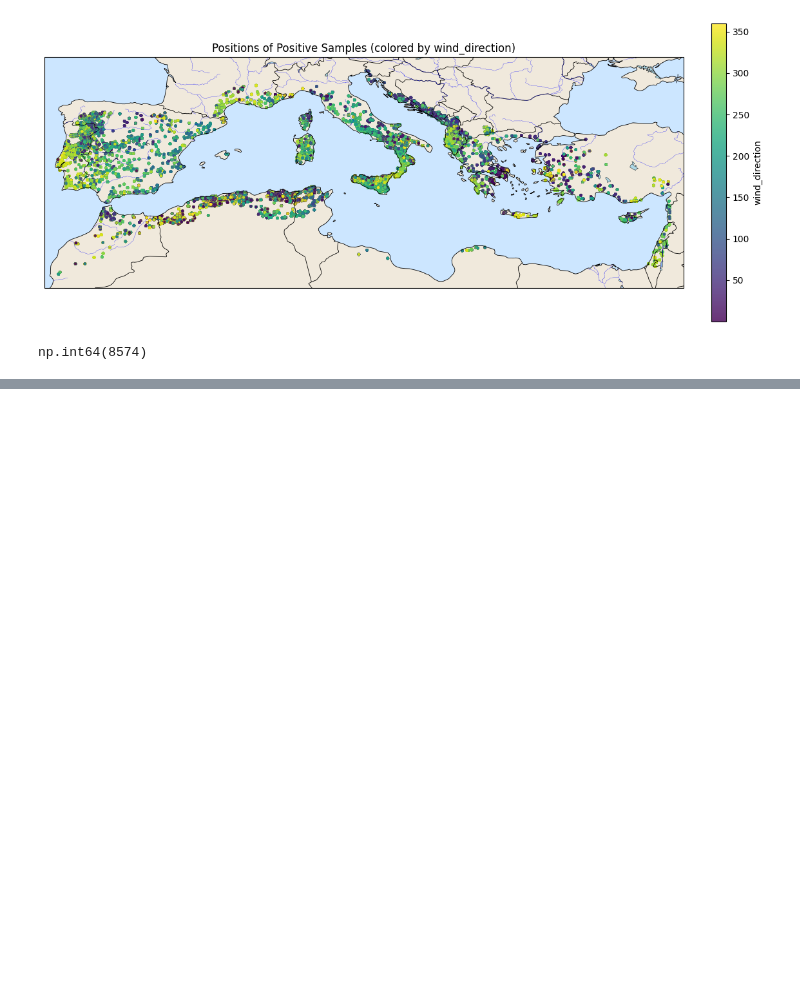
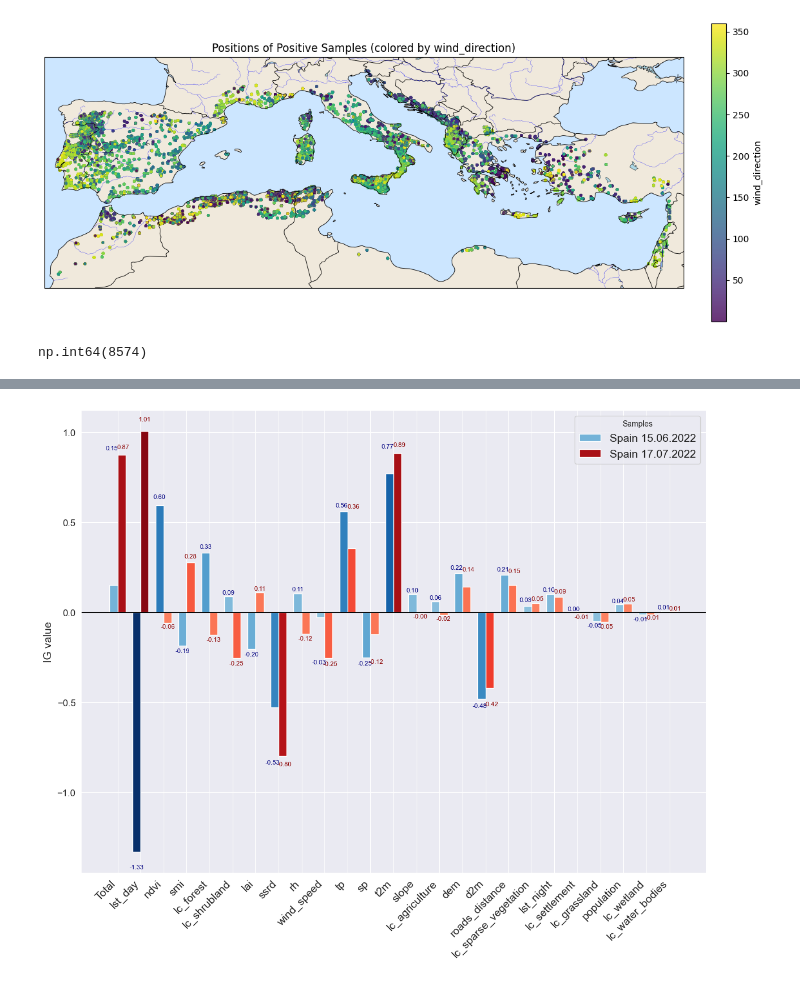
Before and after one commit to paulinebecker2002/mesogeos, a Jupyter notebook: outputs/big_fires.ipynb, the cells around one changed output, grey strips where cells are left out. Drawn from its saved outputs; the diff is of its cells as text; code cells hidden in the pictures; blank space fills up the shorter version.

```diff
--- a/outputs/big_fires.ipynb
+++ b/outputs/big_fires.ipynb
@@ -249,8 +250,15 @@ csv_path_2="/Users/I566184/bachelorarbeit_coding/mesogeos/csv/Case_Studies/shap_
 csv_path_1="/Users/I566184/bachelorarbeit_coding/mesogeos/csv/Case_Studies/shap_waterfall_grouped_Transformer_sample679.csv"
 csv_path_2="/Users/I566184/bachelorarbeit_coding/mesogeos/csv/Case_Studies/shap_waterfall_grouped_Transformer_sample1645.csv"
 
+ig_path_1 = "/Users/I566184/bachelorarbeit_coding/mesogeos/csv/Case_Studies/ig_waterfall_grouped_Transformer_sample679.csv"
+ig_path_2 = "/Users/I566184/bachelorarbeit_coding/mesogeos/csv/Case_Studies/ig_waterfall_grouped_Transformer_sample1645.csv"
+
 TP = pd.read_csv(csv_path_1)
 FN = pd.read_csv(csv_path_2)
+
+TP_ig = pd.read_csv(ig_path_1)
+FN_ig = pd.read_csv(ig_path_2)
+
 
 feature_groups = {
     "Fuel": [
@@ -336,0 +346,49 @@ plot_grouped_shap_comparison_sorted(grouped_FN, grouped_TP)
+# %%
+#csv data is created from waterfall method in plot_ig.py
+def plot_grouped_ig_comparison_sorted(df_1, df_2):
+
+    assert all(df_1['feature'] == df_2['feature']), "Features in den CSVs stimmen nicht überein."
+
+    abs_sum_1 = df_1['ig_value'].sum()
+    abs_sum_2 = df_2['ig_value'].sum()
+
+    df_1['diff'] = (df_1['ig_value'] - df_2['ig_value']).abs()
+    df_sorted = df_1.sort_values(by="diff", ascending=False).reset_index(drop=True) #.head(10)
+
+    features = ["Total"] + df_sorted['feature'].tolist()
+    shap_1 = [abs_sum_1] + df_1.set_index('feature').loc[df_sorted['feature'], 'ig_value'].tolist()
+    shap_2 = [abs_sum_2] + df_2.set_index('feature').loc[df_sorted['feature'], 'ig_value'].tolist()
+
+    x = np.arange(len(features))
+    width = 0.35
+
+    fig, ax = plt.subplots(figsize=(12, 10))
+
+    #norm = plt.Normalize(min(shap_1 + shap_2), max(shap_1 + shap_2))
+    #colors_1 = cm.Blues_r(norm(shap_1))
+    #colors_2 = cm.Reds(norm(shap_2))
+
+    norm = Normalize(0, max(np.abs(shap_1 + shap_2)))
+    colors_1 = [cm.Blues(0.4 + 0.7 * norm(abs(val))) for val in shap_1]
+    colors_2 = [cm.Reds(0.4 + 0.7 * norm(abs(val))) for val in shap_2]
+
+    bars1 = ax.bar(x - width/2, shap_1, width, color=colors_1, label="Spain 15.06.2022")
+    bars2 = ax.bar(x + width/2, shap_2, width, color=colors_2, label="Spain 17.07.2022")
+
+    annotate_bars_stacked_vertical(ax, x, shap_1, shap_2, width)
+
+
+    ax.set_ylabel("IG value", fontsize=14, fontweight='medium')
+    ax.tick_params(axis='y', labelsize=12)
+    ax.set_xticks(x)
+    ax.set_xticklabels(features, rotation=45, fontsize=14, ha="right", fontweight='medium')
+    ax.legend(title="Samples", fontsize=14)
+    ax.axhline(0, color='black', linewidth=0.8)
+
+    plt.tight_layout()
+    plt.savefig('/Users/I566184/Library/Mobile Documents/com~apple~CloudDocs/Uni/Wirtschaftsinformatik KIT/Semester6/Bachlorarbeit/Graphics/Results/Case_studies/Transformer_IG_Two_Spain_all.png', dpi=300)
+    plt.show()
+
+plot_grouped_ig_comparison_sorted(FN_ig, TP_ig)
+# %% [output]
+[figure, added]
```
Also changed, not shown: parts of 5 cells of this notebook, 14 other files.
